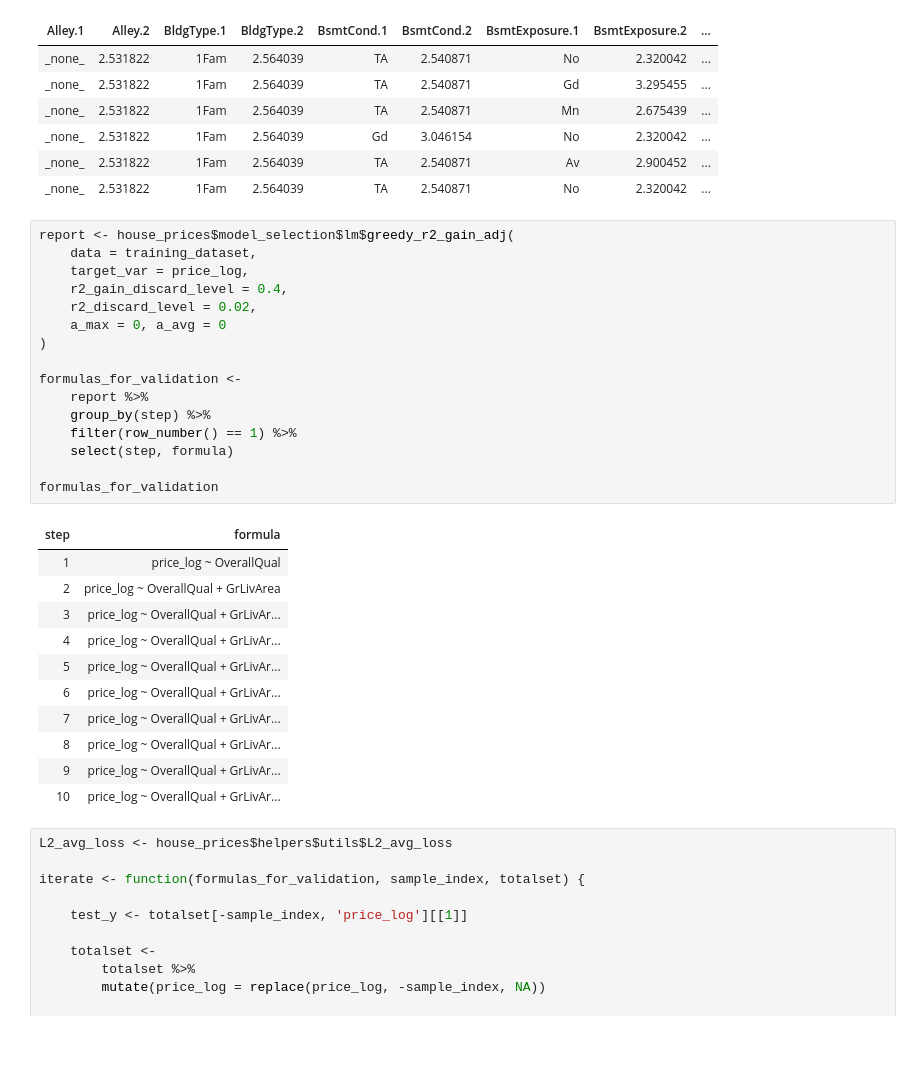
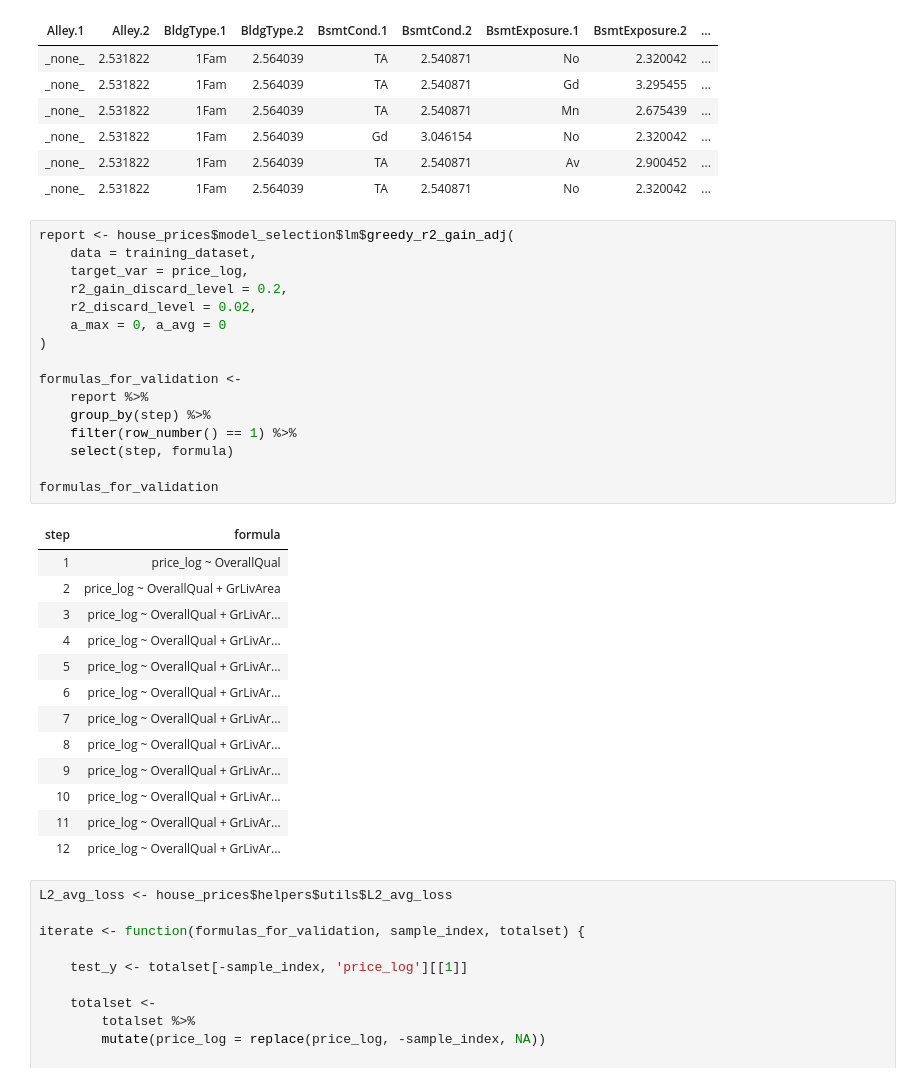
Before and after one commit to MatrixNorm/kaggle, a Jupyter notebook: rbooks/house_prices/06_validate.ipynb, the cells around one changed output. Saved outputs shown, nothing was run; the diff lists cells and outputs as text; blank space fills up the shorter version.

```diff
--- a/rbooks/house_prices/06_validate.ipynb
+++ b/rbooks/house_prices/06_validate.ipynb
@@ -86,31 +86,33 @@ training_dataset <-
 # %%
 report <- house_prices$model_selection$lm$greedy_r2_gain_adj(
     data = training_dataset,
     target_var = price_log,
-    r2_gain_discard_level = 0.4,
+    r2_gain_discard_level = 0.2,
     r2_discard_level = 0.02,
     a_max = 0, a_avg = 0
 )
 
 formulas_for_validation <-
     report %>%
     group_by(step) %>%
     filter(row_number() == 1) %>%
     select(step, formula)
 
 formulas_for_validation
 # %% [output]
 | step | formula |
 | 1 | price_log ~ OverallQual |
 | 2 | price_log ~ OverallQual + GrLivArea |
 | 3 | price_log ~ OverallQual + GrLivAr... |
 | 4 | price_log ~ OverallQual + GrLivAr... |
 | 5 | price_log ~ OverallQual + GrLivAr... |
 | 6 | price_log ~ OverallQual + GrLivAr... |
 | 7 | price_log ~ OverallQual + GrLivAr... |
 | 8 | price_log ~ OverallQual + GrLivAr... |
 | 9 | price_log ~ OverallQual + GrLivAr... |
 | 10 | price_log ~ OverallQual + GrLivAr... |
+| 11 | price_log ~ OverallQual + GrLivAr... |
+| 12 | price_log ~ OverallQual + GrLivAr... |
 # %%
 L2_avg_loss <- house_prices$helpers$utils$L2_avg_loss
 
```
Also changed, not shown: parts of 6 cells of this notebook.
